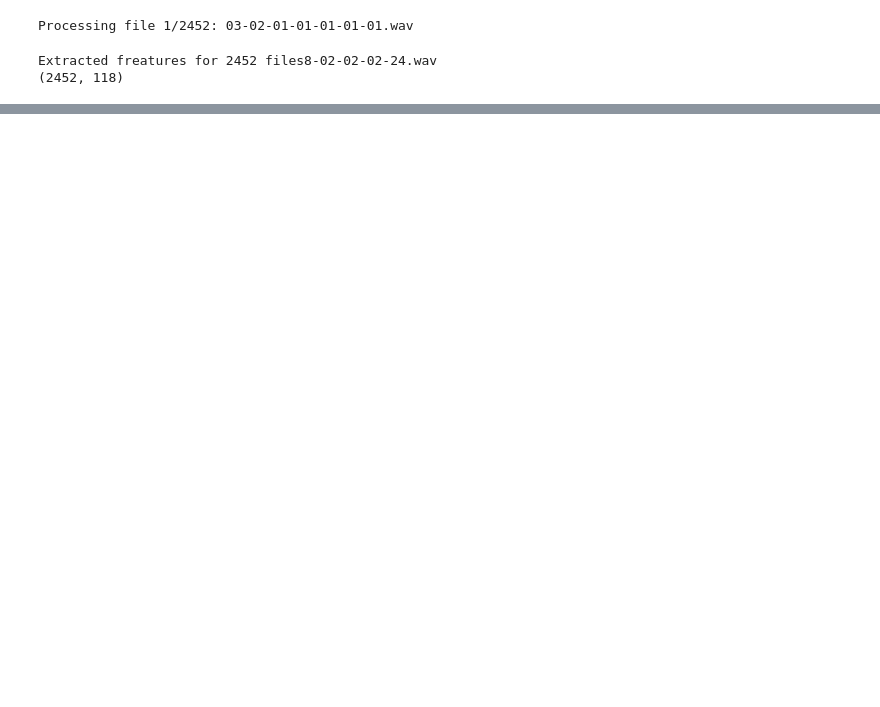
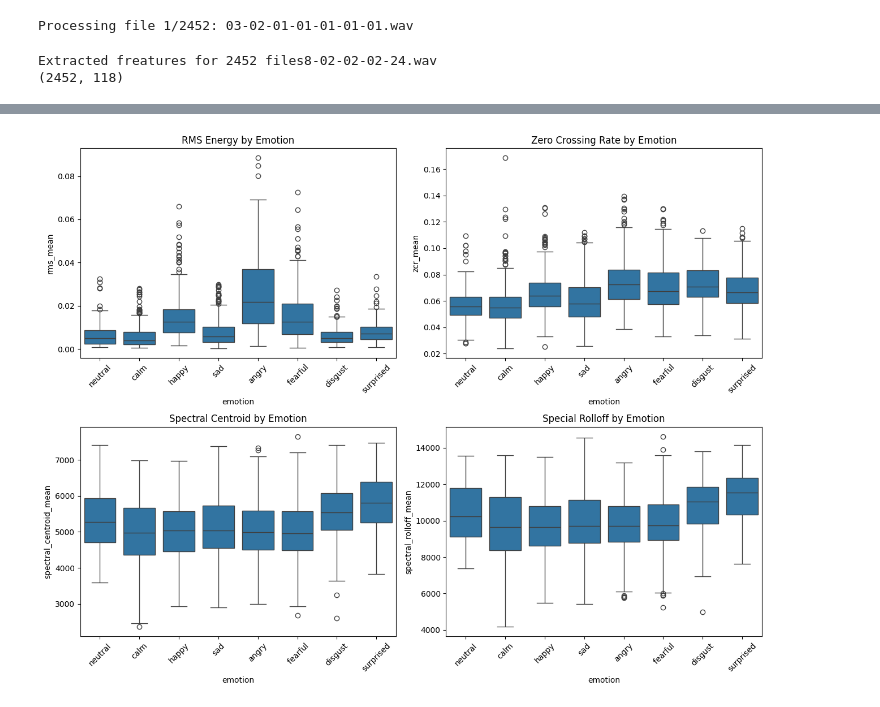
Before and after one commit to Alex-Abreu3/Project_CSE432-532, a Jupyter notebook: SER_Project/notebooks/week5_feature_extraction.ipynb, the cells around one changed output, grey strips where cells are left out. Cells and saved outputs as stored; diff of their text form; code cells hidden in the pictures; blank space fills up the shorter version.

```diff
--- a/SER_Project/notebooks/week5_feature_extraction.ipynb
+++ b/SER_Project/notebooks/week5_feature_extraction.ipynb
@@ -180,0 +190,20 @@ features already exist
+# %%
+fig, axes = plt.subplots(2, 2, figsize=(13,10))
+
+sns.boxplot(data=features_df, x='emotion', y = 'rms_mean', ax=axes[0,0])
+axes[0,0].set_title("RMS Energy by Emotion")
+axes[0,0].tick_params(axis='x', rotation=45)
+sns.boxplot(data=features_df, x='emotion', y='zcr_mean', ax=axes[0,1])
+axes[0,1].set_title('Zero Crossing Rate by Emotion')
+axes[0,1].tick_params(axis='x', rotation=45)
+sns.boxplot(data=features_df, x='emotion', y = 'spectral_centroid_mean', ax= axes[1,0])
+axes[1,0].set_title('Spectral Centroid by Emotion')
+axes[1,0].tick_params(axis='x', rotation=45)
+sns.boxplot(data=features_df, x='emotion', y ='spectral_rolloff_mean', ax=axes[1,1])
+axes[1,1].set_title("Special Rolloff by Emotion")
+axes[1,1].tick_params(axis='x', rotation=45)
+
+plt.tight_layout()
+plt.show()
+# %% [output]
+[figure, added]
```
Also changed, not shown: parts of 5 cells of this notebook.
